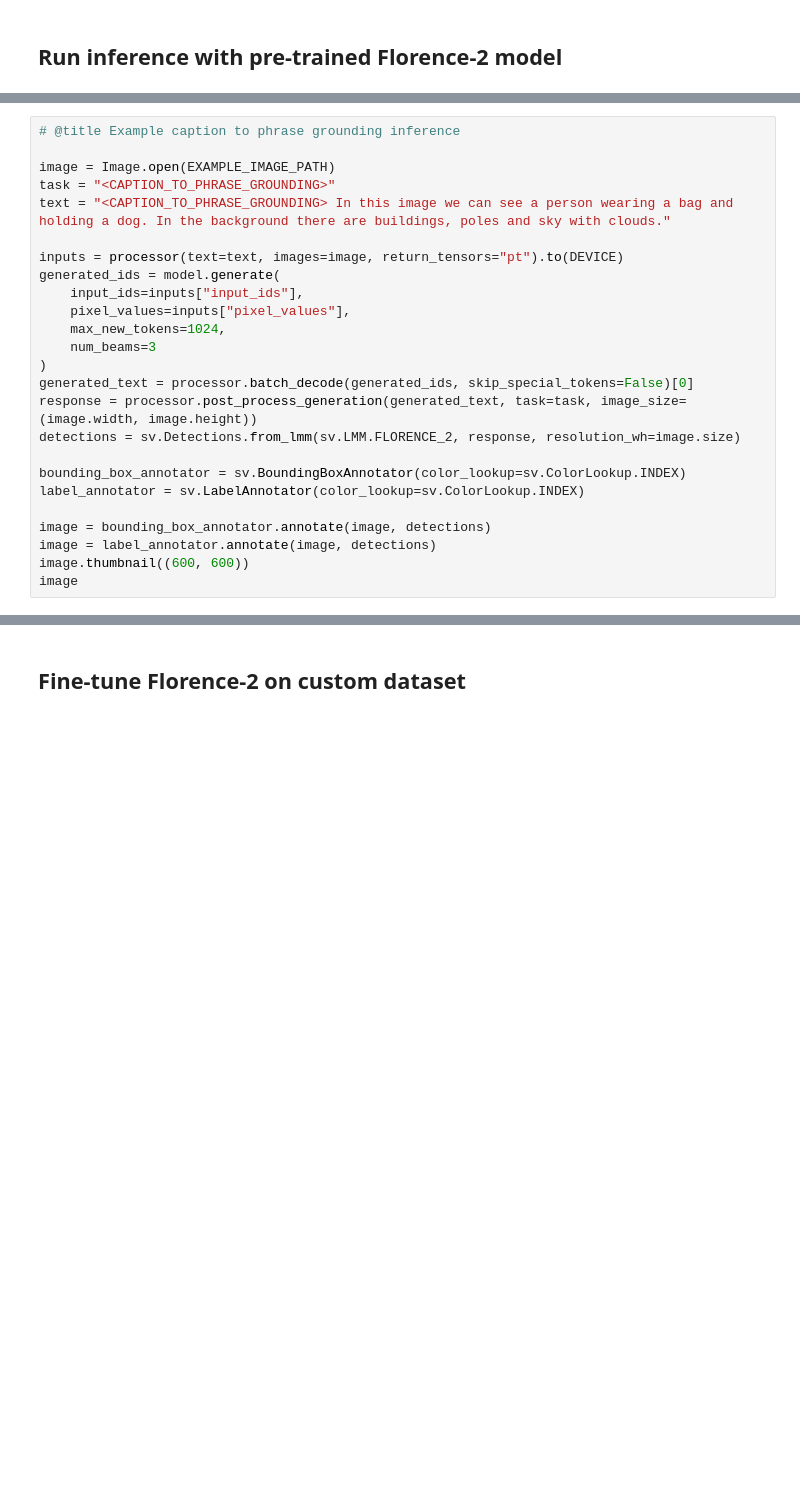
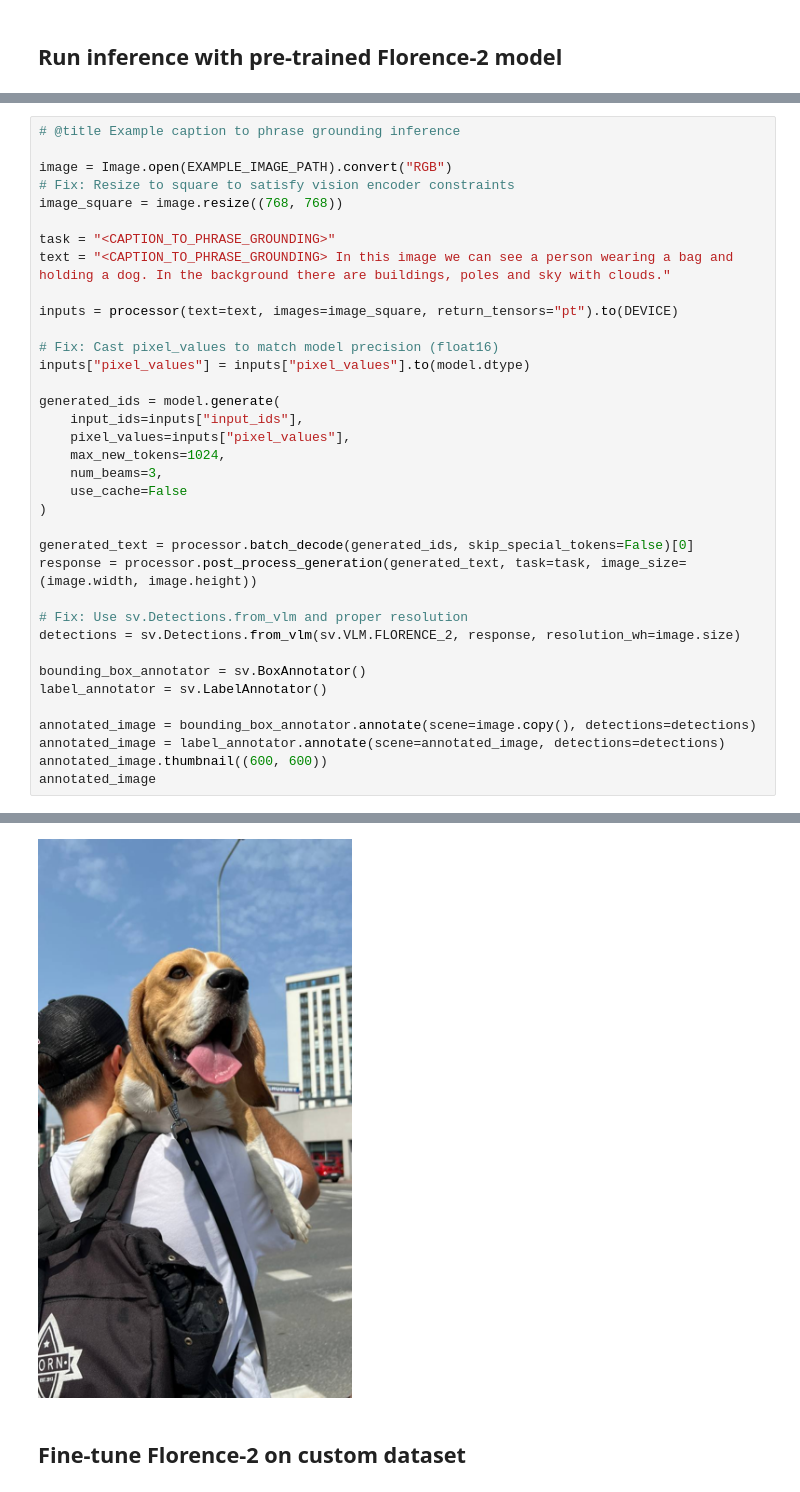
Before and after one commit to AbhiSondakar/AbhiSondakar, a Jupyter notebook: notebooks/how-to-finetune-florence-2-on-detection-dataset.ipynb, the cells around one changed output, grey strips where cells are left out. Drawn from its saved outputs; the diff is of its cells as text; blank space fills up the shorter version.

```diff
--- a/notebooks/how-to-finetune-florence-2-on-detection-dataset.ipynb
+++ b/notebooks/how-to-finetune-florence-2-on-detection-dataset.ipynb
@@ -145,25 +249,37 @@ response
 # %%
 # @title Example caption to phrase grounding inference
 
-image = Image.open(EXAMPLE_IMAGE_PATH)
+image = Image.open(EXAMPLE_IMAGE_PATH).convert("RGB")
+# Fix: Resize to square to satisfy vision encoder constraints
+image_square = image.resize((768, 768))
+
 task = "<CAPTION_TO_PHRASE_GROUNDING>"
 text = "<CAPTION_TO_PHRASE_GROUNDING> In this image we can see a person wearing a bag and holding a dog. In the background there are buildings, poles and sky with clouds."
 
-inputs = processor(text=text, images=image, return_tensors="pt").to(DEVICE)
+inputs = processor(text=text, images=image_square, return_tensors="pt").to(DEVICE)
+
+# Fix: Cast pixel_values to match model precision (float16)
+inputs["pixel_values"] = inputs["pixel_values"].to(model.dtype)
+
 generated_ids = model.generate(
     input_ids=inputs["input_ids"],
     pixel_values=inputs["pixel_values"],
     max_new_tokens=1024,
-    num_beams=3
+    num_beams=3,
+    use_cache=False
 )
+
 generated_text = processor.batch_decode(generated_ids, skip_special_tokens=False)[0]
 response = processor.post_process_generation(generated_text, task=task, image_size=(image.width, image.height))
-detections = sv.Detections.from_lmm(sv.LMM.FLORENCE_2, response, resolution_wh=image.size)
 
-bounding_box_annotator = sv.BoundingBoxAnnotator(color_lookup=sv.ColorLookup.INDEX)
-label_annotator = sv.LabelAnnotator(color_lookup=sv.ColorLookup.INDEX)
+# Fix: Use sv.Detections.from_vlm and proper resolution
+detections = sv.Detections.from_vlm(sv.VLM.FLORENCE_2, response, resolution_wh=image.size)
 
-image = bounding_box_annotator.annotate(image, detections)
-image = label_annotator.annotate(image, detections)
-image.thumbnail((600, 600))
-image
+bounding_box_annotator = sv.BoxAnnotator()
+label_annotator = sv.LabelAnnotator()
+
+annotated_image = bounding_box_annotator.annotate(scene=image.copy(), detections=detections)
+annotated_image = label_annotator.annotate(scene=annotated_image, detections=detections)
+annotated_image.thumbnail((600, 600))
+annotated_image
+# %% [output]
@@ -170,3 +288,4 @@ image
+[figure, added]
 # %% [markdown]
 ## Fine-tune Florence-2 on custom dataset
 # %% [markdown]
```
Also changed, not shown: parts of 17 cells of this notebook.
